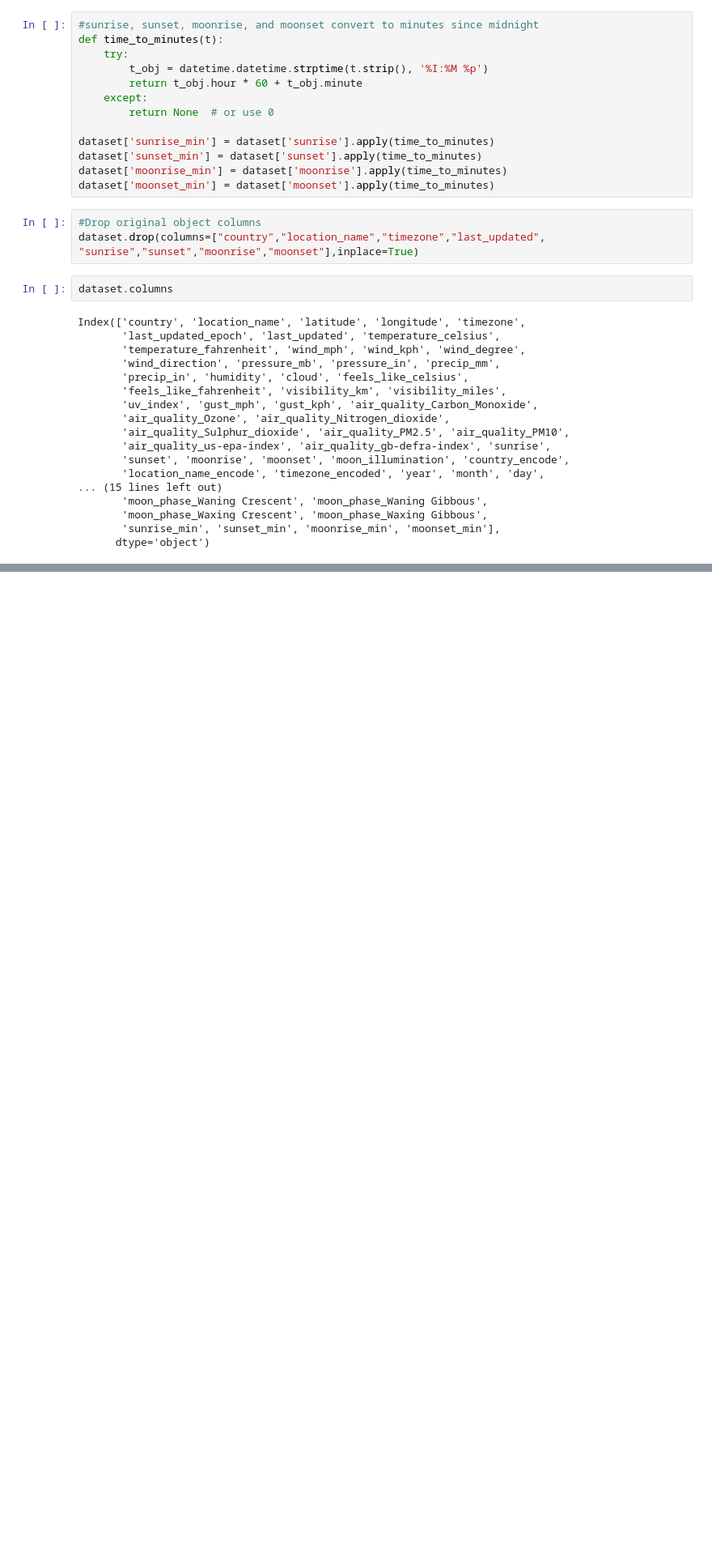
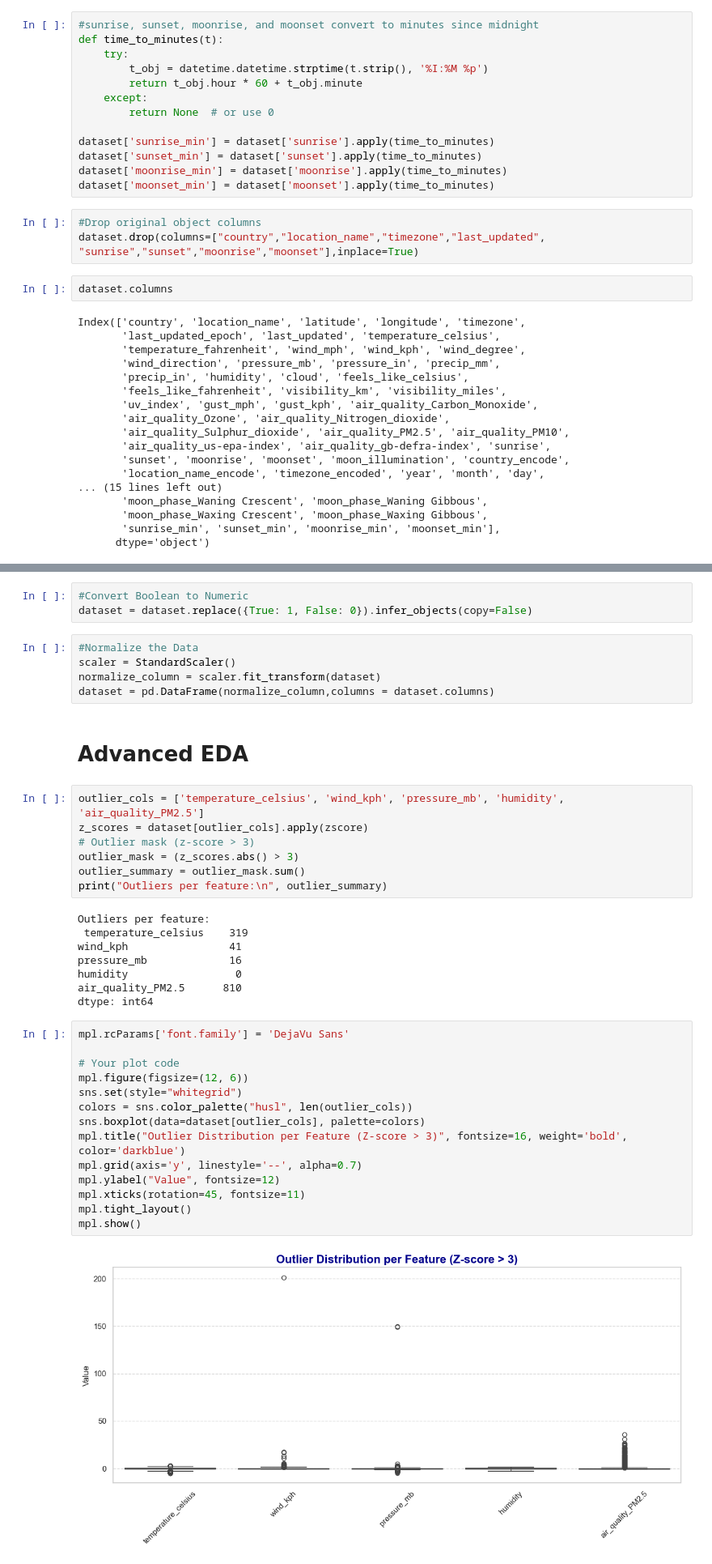
Before and after one commit to Abena-3565/Weather_Trend_Forecasting, a Jupyter notebook: model.ipynb, the cells around one changed output, grey strips where cells are left out. Shown at 81% size. Cells and saved outputs as stored; diff of their text form; blank space fills up the shorter version.

Commit message:
Apply advanced EDA(Explore Data Analysis)

```diff
--- a/model.ipynb
+++ b/model.ipynb
@@ -186,0 +220,41 @@ dataset.shape
+# %%
+#Convert Boolean to Numeric
+dataset = dataset.replace({True: 1, False: 0}).infer_objects(copy=False)
+# %%
+#Normalize the Data
+scaler = StandardScaler()
+normalize_column = scaler.fit_transform(dataset)
+dataset = pd.DataFrame(normalize_column,columns = dataset.columns)
+# %% [markdown]
+# Advanced EDA
+# %%
+outlier_cols = ['temperature_celsius', 'wind_kph', 'pressure_mb', 'humidity', 'air_quality_PM2.5']
+z_scores = dataset[outlier_cols].apply(zscore)
+# Outlier mask (z-score > 3)
+outlier_mask = (z_scores.abs() > 3)
+outlier_summary = outlier_mask.sum()
+print("Outliers per feature:\n", outlier_summary)
+# %% [output]
+Outliers per feature:
+ temperature_celsius    319
+wind_kph                41
+pressure_mb             16
+humidity                 0
+air_quality_PM2.5      810
+dtype: int64
+# %%
+mpl.rcParams['font.family'] = 'DejaVu Sans'
+
+# Your plot code
+mpl.figure(figsize=(12, 6))
+sns.set(style="whitegrid")
+colors = sns.color_palette("husl", len(outlier_cols))
+sns.boxplot(data=dataset[outlier_cols], palette=colors)
+mpl.title("Outlier Distribution per Feature (Z-score > 3)", fontsize=16, weight='bold', color='darkblue')
+mpl.grid(axis='y', linestyle='--', alpha=0.7)
+mpl.ylabel("Value", fontsize=12)
+mpl.xticks(rotation=45, fontsize=11)
+mpl.tight_layout()
+mpl.show()
+# %% [output]
+[figure, added]
```
Also changed, not shown: parts of 5 cells of this notebook.
